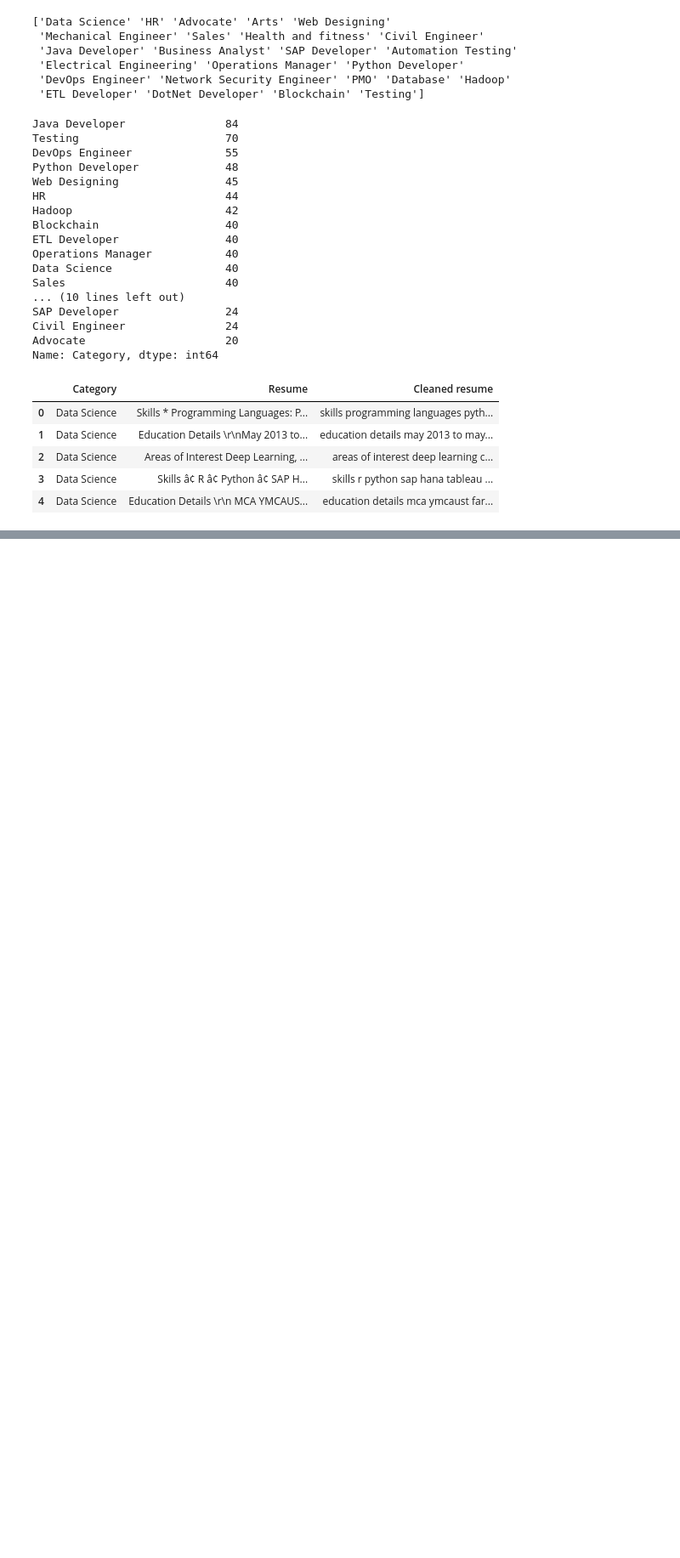
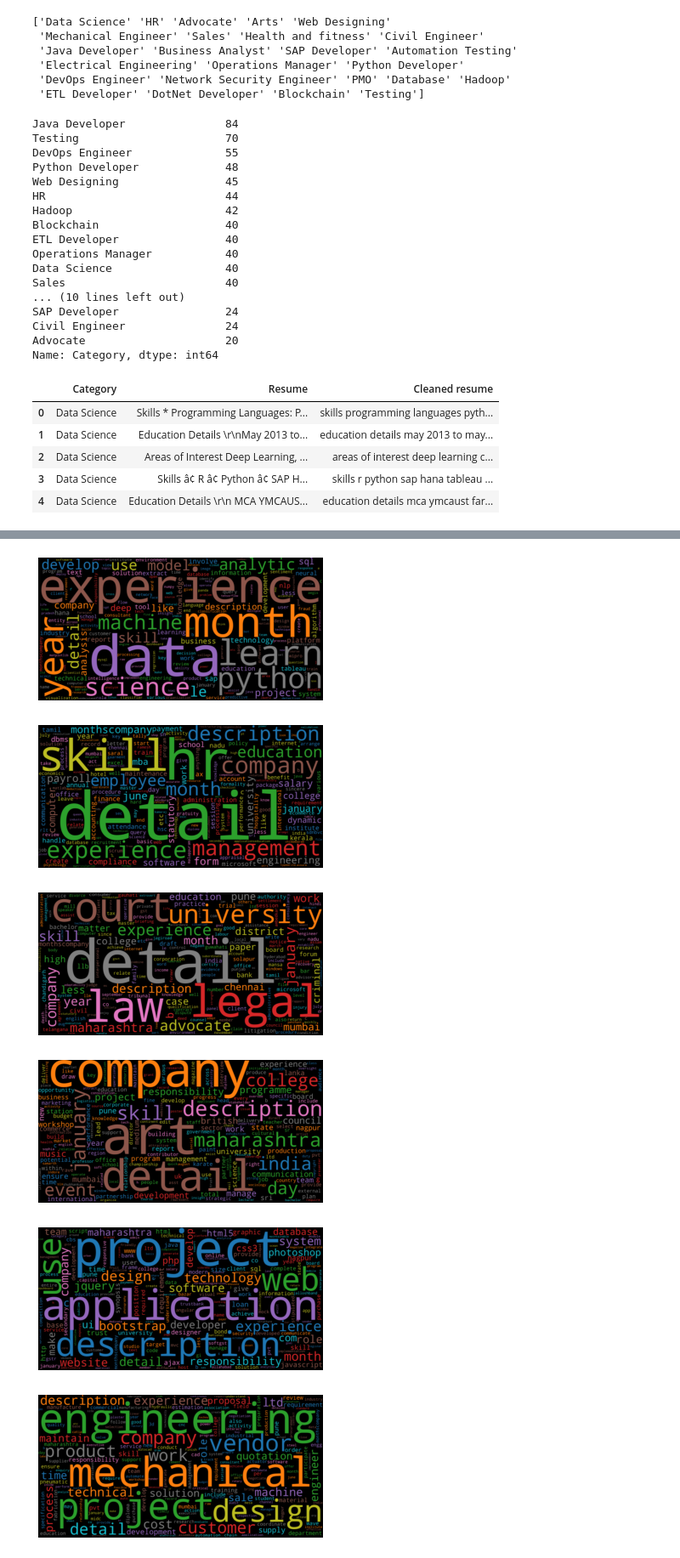
Before and after one commit to max423/Automatic-CV-classification, a Jupyter notebook: business-project.ipynb, the cells around one changed output, grey strips where cells are left out. Shown at 85% size. Saved outputs shown, nothing was run; the diff lists cells and outputs as text; code cells hidden in the pictures; blank space fills up the shorter version.

```diff
--- a/business-project.ipynb
+++ b/business-project.ipynb
@@ -91,0 +274,36 @@ print(most_common)
+# %%
+for resume in resumes.values:
+    cleaned_resume = clean_data(resume[1])
+    tokenized_text = nltk.word_tokenize(cleaned_resume)
+    for token in tokenized_text:
+        if token not in stopwords_en:
+            tokenized_text_category[resume[0]].append(token)
+
+pos_tagging_category = {}
+
+for category in categories:
+    pos_tagging_category[category] = nltk.pos_tag(tokenized_text_category[category])
+
+
+simpler_POS_text_category = {}
+
+# for each tuple of the list, we create a new tuple: the first element is the token, the second is
+# the simplified pos tag, obtained calling the function simpler_pos_tag()
+# then we append the new created tuple to a new list, which will be the output
+for category in categories:
+    simpler_POS_text_category[category] = []
+    for tuple in pos_tagging_category[category]:
+        POS_tuple = (tuple[0], simpler_pos_tag(tuple[1]))
+        simpler_POS_text_category[category].append(POS_tuple)
+
+lemmatized_text_category = {}
+
+for category in categories:
+    lemmatized_text_category[category] = []
+    for tuple in simpler_POS_text_category[category]:
+        if tuple[1] == None:
+            lemmatized_text_category[category].append(lemmatizer.lemmatize(tuple[0]))
+        else:
+            lemmatized_text_category[category].append(lemmatizer.lemmatize(tuple[0], pos=tuple[1]))
+
+lemmatized_text_category
@@ -91,0 +328,15 @@ print(most_common)
+# %%
+plt.figure(figsize=(32, 28))
+
+for i, category in enumerate(categories):
+    word_cloud = WordCloud(collocations=False, stopwords=stopwords_en, height=2000, width=4000, colormap='tab10_r').generate(" ".join(lemmatized_text_category[category]))
+    plt.imshow(word_cloud, interpolation='bilinear')
+    plt.axis('off')
+    plt.show()
+# %% [output]
+[figure, added]
+[figure, added]
+[figure, added]
+[figure, added]
+[figure, added]
+[figure, added]
```
Also changed, not shown: parts of 16 cells of this notebook.
